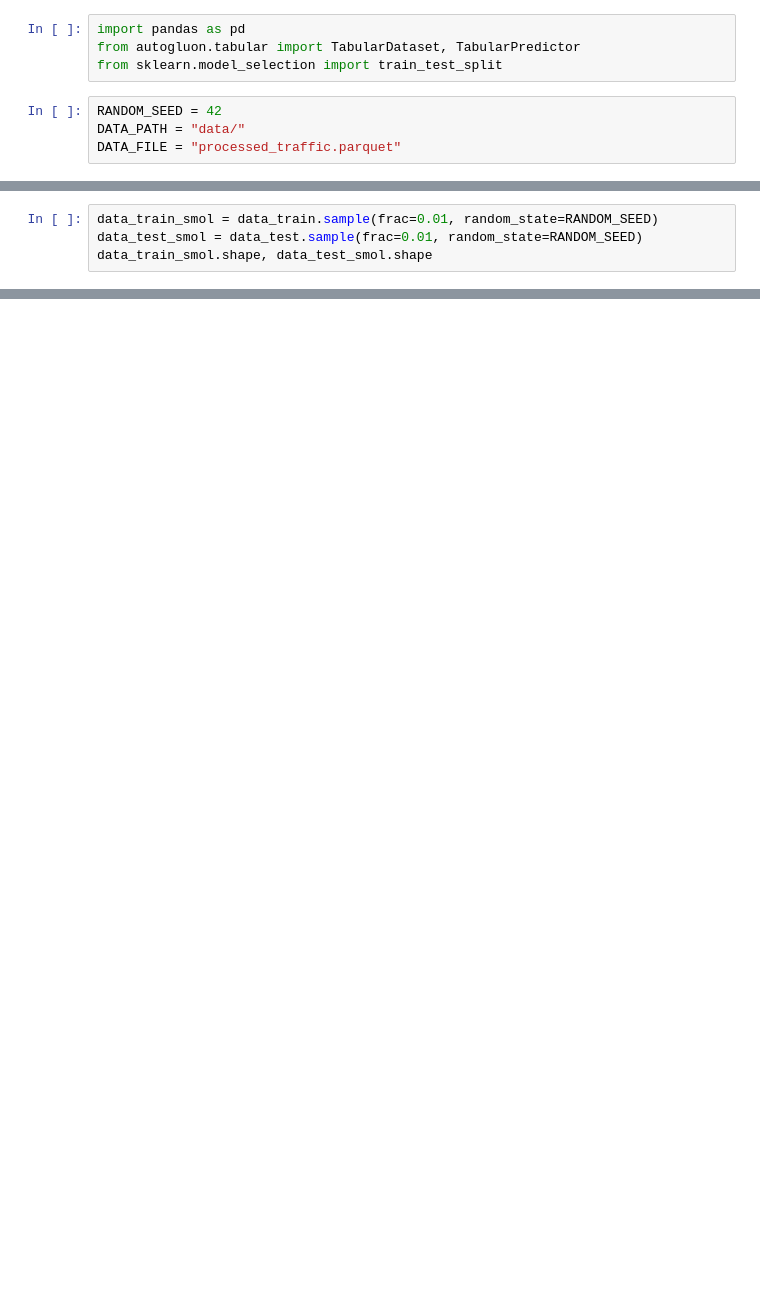
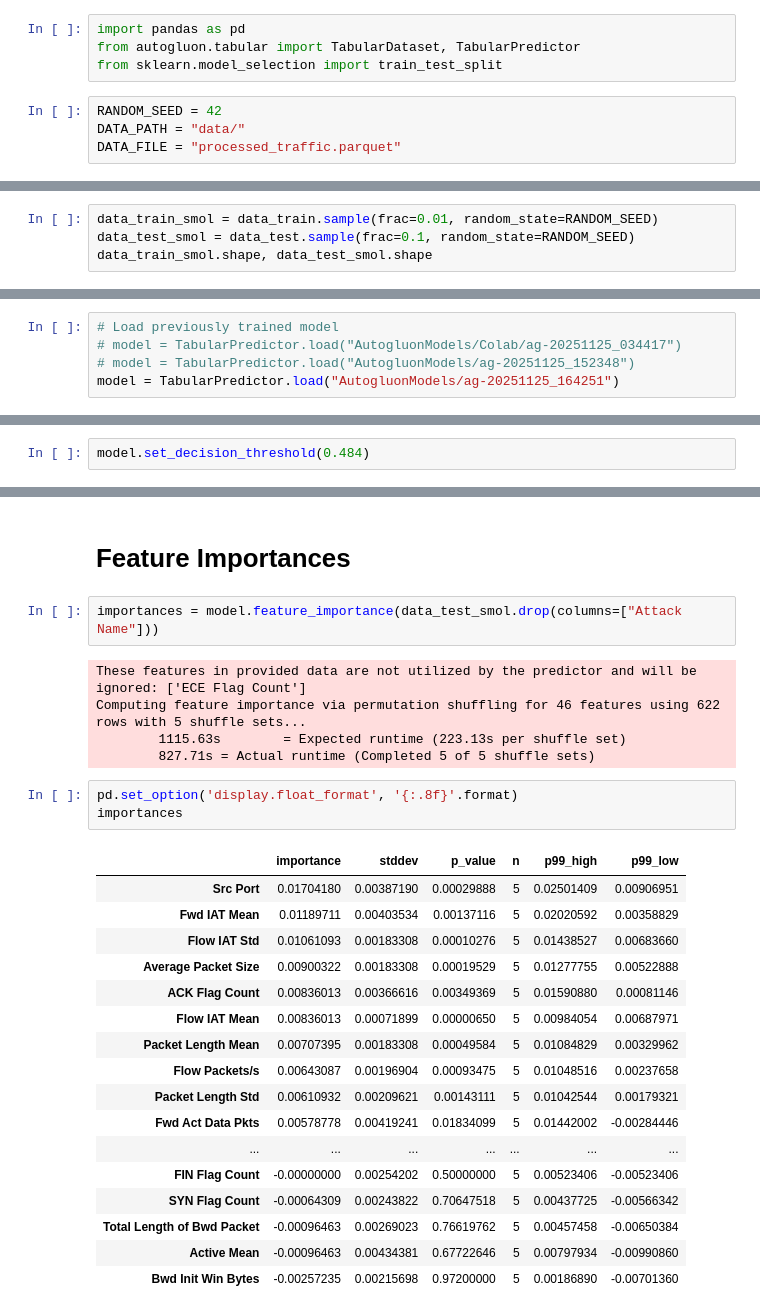
Before and after one commit to chunkanglu/CSCC11-Network-Attack-Classification, a Jupyter notebook: mitra.ipynb, the cells around one changed output, grey strips where cells are left out. Saved outputs shown, nothing was run; the diff lists cells and outputs as text; blank space fills up the shorter version.

```diff
--- a/mitra.ipynb
+++ b/mitra.ipynb
@@ -13,5 +15,5 @@ data_train, data_test = train_test_split(data, test_size=0.1, random_state=RANDO
 # %%
 data_train_smol = data_train.sample(frac=0.01, random_state=RANDOM_SEED)
-data_test_smol = data_test.sample(frac=0.01, random_state=RANDOM_SEED)
+data_test_smol = data_test.sample(frac=0.1, random_state=RANDOM_SEED)
 data_train_smol.shape, data_test_smol.shape
 # %% [output]
@@ -65,0 +67,5 @@ RuntimeError: No models were trained successfully during fit(). Inspect the log
+# %%
+# Load previously trained model
+# model = TabularPredictor.load("AutogluonModels/Colab/ag-20251125_034417")
+# model = TabularPredictor.load("AutogluonModels/ag-20251125_152348")
+model = TabularPredictor.load("AutogluonModels/ag-20251125_164251")
@@ -65,0 +78,2 @@ RuntimeError: No models were trained successfully during fit(). Inspect the log
+# %%
+model.set_decision_threshold(0.484)
@@ -65,0 +115,30 @@ RuntimeError: No models were trained successfully during fit(). Inspect the log
+# %% [markdown]
+# Feature Importances
+# %%
+importances = model.feature_importance(data_test_smol.drop(columns=["Attack Name"]))
+# %% [output]
+These features in provided data are not utilized by the predictor and will be ignored: ['ECE Flag Count']
+Computing feature importance via permutation shuffling for 46 features using 622 rows with 5 shuffle sets...
+        1115.63s        = Expected runtime (223.13s per shuffle set)
+        827.71s = Actual runtime (Completed 5 of 5 shuffle sets)
+# %%
+pd.set_option('display.float_format', '{:.8f}'.format)
+importances
+# %% [output]
+|  | importance | stddev | p_value | n | p99_high | p99_low |
+| Src Port | 0.01704180 | 0.00387190 | 0.00029888 | 5 | 0.02501409 | 0.00906951 |
+| Fwd IAT Mean | 0.01189711 | 0.00403534 | 0.00137116 | 5 | 0.02020592 | 0.00358829 |
+| Flow IAT Std | 0.01061093 | 0.00183308 | 0.00010276 | 5 | 0.01438527 | 0.00683660 |
+| Average Packet Size | 0.00900322 | 0.00183308 | 0.00019529 | 5 | 0.01277755 | 0.00522888 |
+| ACK Flag Count | 0.00836013 | 0.00366616 | 0.00349369 | 5 | 0.01590880 | 0.00081146 |
+| Flow IAT Mean | 0.00836013 | 0.00071899 | 0.00000650 | 5 | 0.00984054 | 0.00687971 |
+| Packet Length Mean | 0.00707395 | 0.00183308 | 0.00049584 | 5 | 0.01084829 | 0.00329962 |
+| Flow Packets/s | 0.00643087 | 0.00196904 | 0.00093475 | 5 | 0.01048516 | 0.00237658 |
+| Packet Length Std | 0.00610932 | 0.00209621 | 0.00143111 | 5 | 0.01042544 | 0.00179321 |
+| Fwd Act Data Pkts | 0.00578778 | 0.00419241 | 0.01834099 | 5 | 0.01442002 | -0.00284446 |
+| ... | ... | ... | ... | ... | ... | ... |
+| FIN Flag Count | -0.00000000 | 0.00254202 | 0.50000000 | 5 | 0.00523406 | -0.00523406 |
+| SYN Flag Count | -0.00064309 | 0.00243822 | 0.70647518 | 5 | 0.00437725 | -0.00566342 |
+| Total Length of Bwd Packet | -0.00096463 | 0.00269023 | 0.76619762 | 5 | 0.00457458 | -0.00650384 |
+| Active Mean | -0.00096463 | 0.00434381 | 0.67722646 | 5 | 0.00797934 | -0.00990860 |
+| Bwd Init Win Bytes | -0.00257235 | 0.00215698 | 0.97200000 | 5 | 0.00186890 | -0.00701360 |
```
Also changed, not shown: parts of 12 cells of this notebook.
